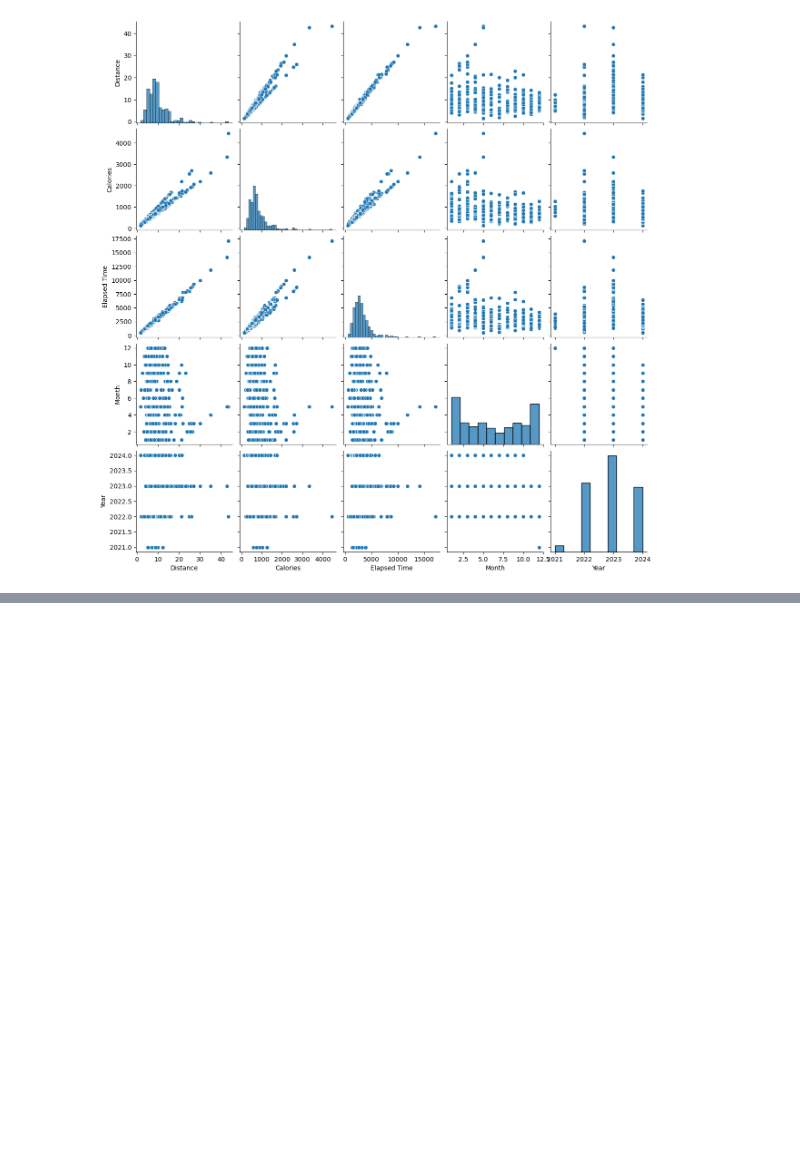
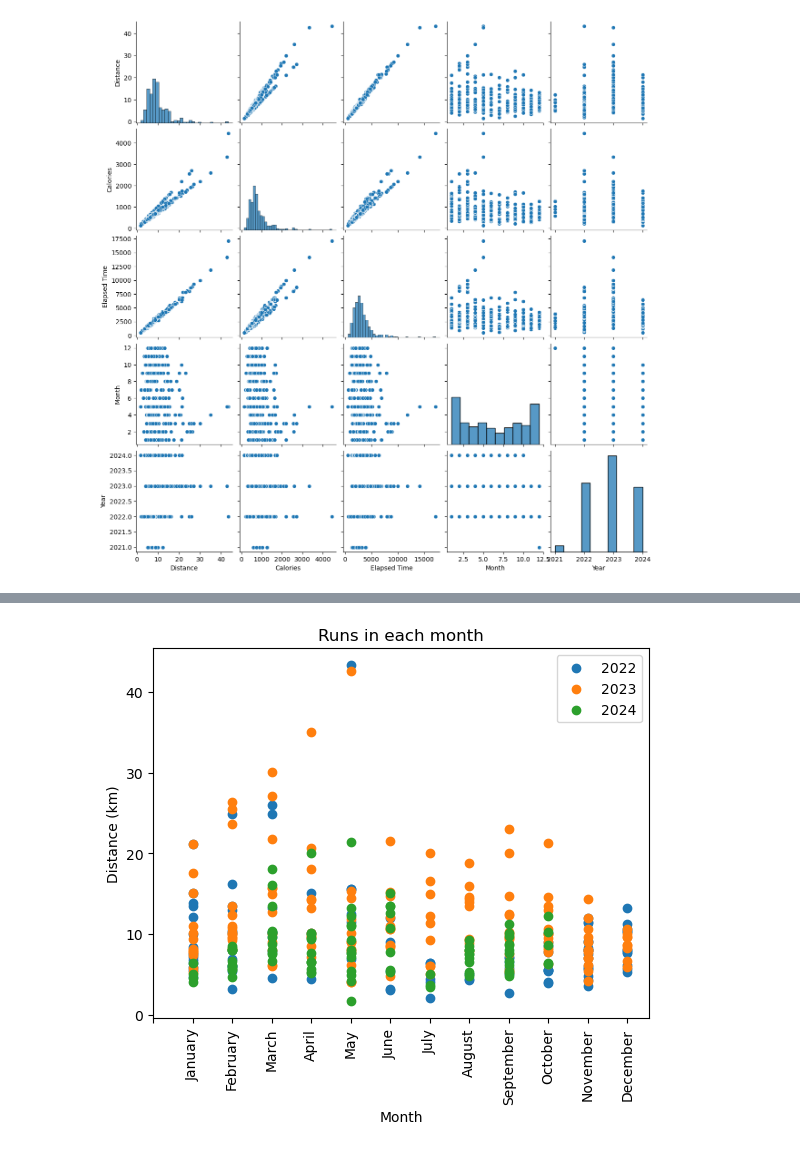
Before and after one commit to dayates/simple_projects, a Jupyter notebook: strava_data_analysis/strava_data_analysis.ipynb, the cells around one changed output, grey strips where cells are left out. Cells and saved outputs as stored; diff of their text form; code cells hidden in the pictures; blank space fills up the shorter version.

```diff
--- a/strava_data_analysis/strava_data_analysis.ipynb
+++ b/strava_data_analysis/strava_data_analysis.ipynb
@@ -180,0 +203,18 @@ sns.pairplot(pp_df);
+# %%
+#plot the runs per year
+for year in (2022,2023,2024):
+    plt.scatter(run_df.loc[run_df['Year']==year,'Month'],run_df.loc[run_df['Year']==year,'Distance'],label=year)
+
+plt.legend(loc='best')
+plt.title("Runs in each month")
+plt.ylabel("Distance (km)")
+#axis options
+month_axis = ("","January","February","March","April","May","June","July","August","September","October","November","December")
+y_pos = np.arange(len(month_axis))
+plt.xticks(y_pos,month_axis,rotation=90)
+plt.xlabel("Month")
+
+
+plt.show()
+# %% [output]
+[figure, added]
```
Also changed, not shown: parts of 3 cells of this notebook.
